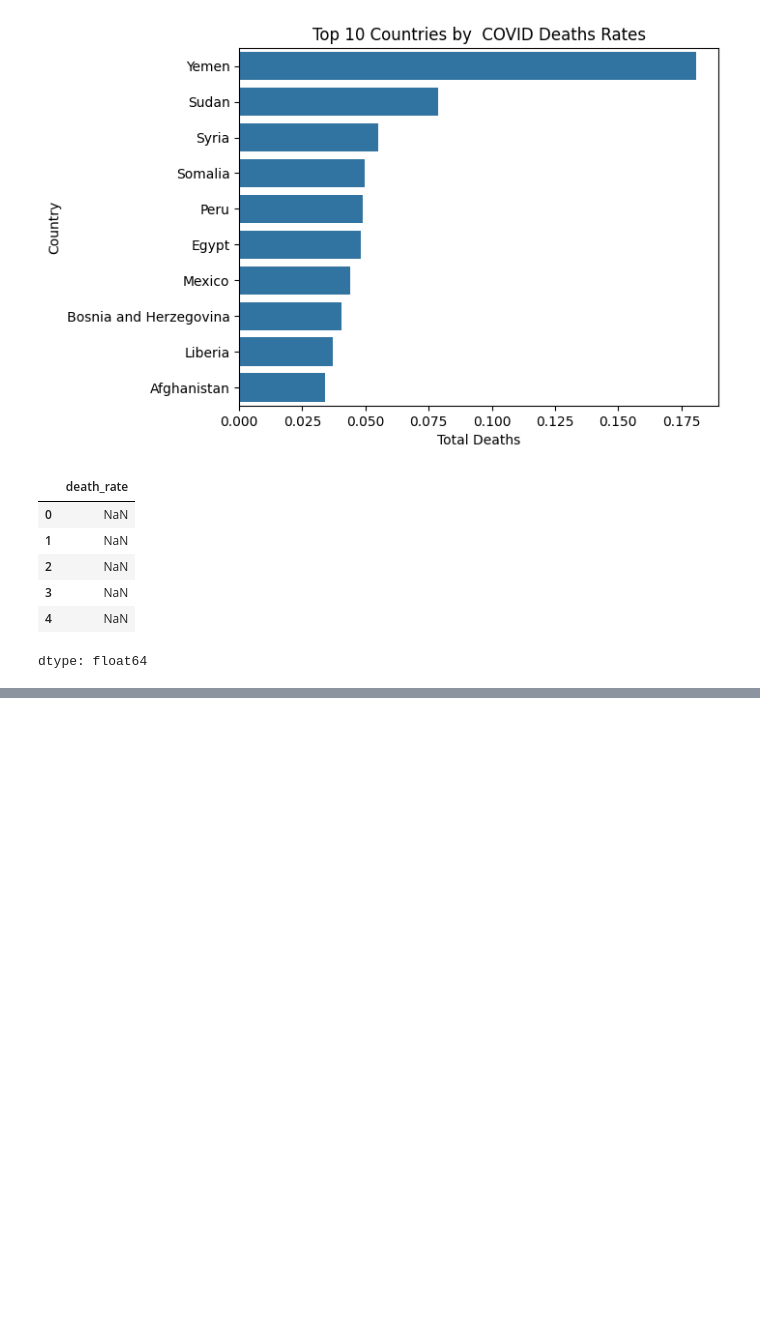
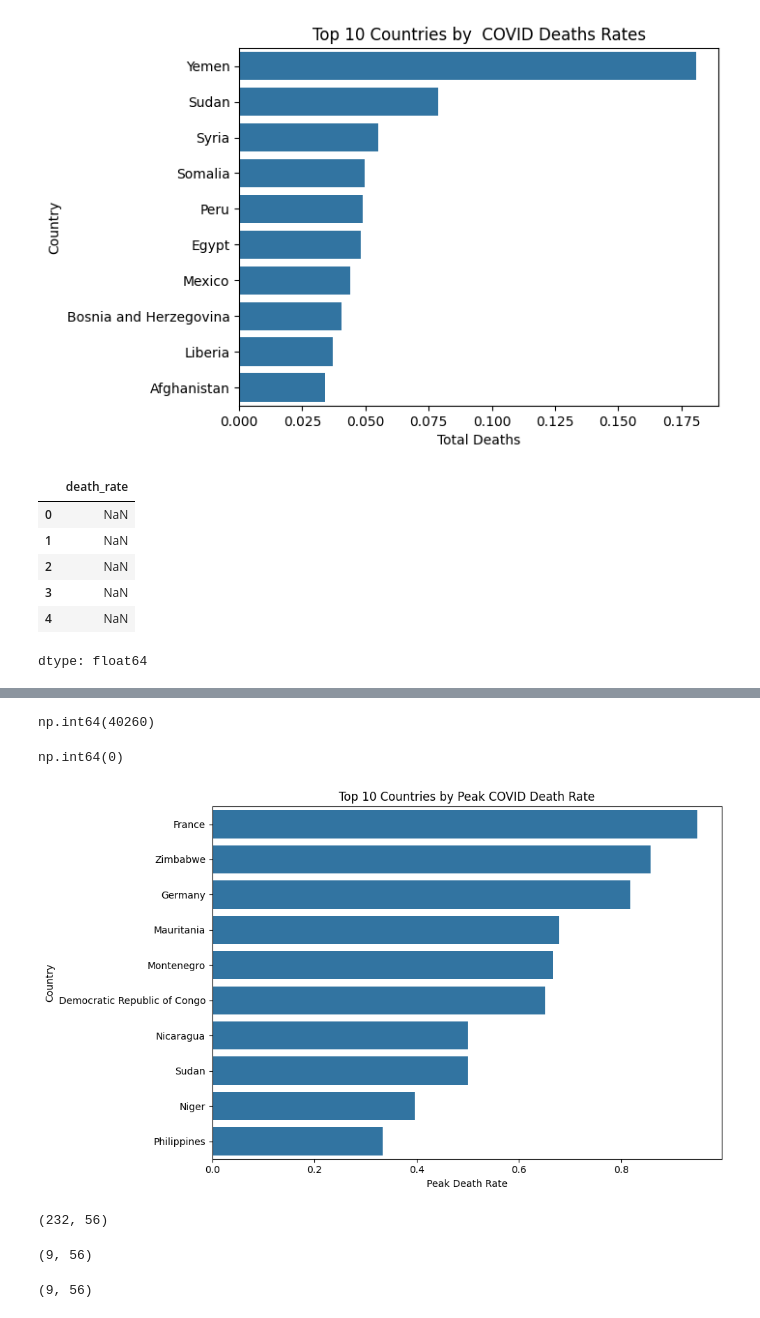
Before and after one commit to Salma-yossef-analytics/Covid19-global-trends-EDA, a Jupyter notebook: covid19-data-insights.ipynb, the cells around one changed output, grey strips where cells are left out. Saved outputs shown, nothing was run; the diff lists cells and outputs as text; code cells hidden in the pictures; blank space fills up the shorter version.

```diff
--- a/covid19-data-insights.ipynb
+++ b/covid19-data-insights.ipynb
@@ -237,0 +240,35 @@ dtype: float64
+# %%
+df['death_rate'].isnull().sum()
+# %% [output]
+np.int64(40260)
+# %%
+df = df.dropna(subset = 'death_rate')
+# %%
+df['death_rate'].isnull().sum()
+# %% [output]
+np.int64(0)
+# %%
+df = df[df["death_rate"] != float('inf')]
+# %%
+df = df[df["death_rate"] < 1]  # إذا كان في قيم غير منطقية
+# %%
+df_peak_death_rate = df.sort_values('death_rate', ascending=False).drop_duplicates('location')
+
+
+# اختيار أقل 10 دول
+top10_peak = df_peak_death_rate.head(10)
+
+# الرسم
+plt.figure(figsize=(10, 6))
+sns.barplot(data=top10_peak, x='death_rate', y='location')
+plt.title('Top 10 Countries by Peak COVID Death Rate')
+plt.xlabel('Peak Death Rate')
+plt.ylabel('Country')
+plt.tight_layout()
+plt.show()
+# %% [output]
+[figure, added]
+# %%
+df_peak_death_rate.shape
+# %% [output]
+(232, 56)
@@ -237,0 +279,8 @@ dtype: float64
+# %%
+df_low_death_rate.shape
+# %% [output]
+(9, 56)
+# %%
+df_low_death_rate.shape
+# %% [output]
+(9, 56)
```
Also changed, not shown: parts of 15 cells of this notebook.
